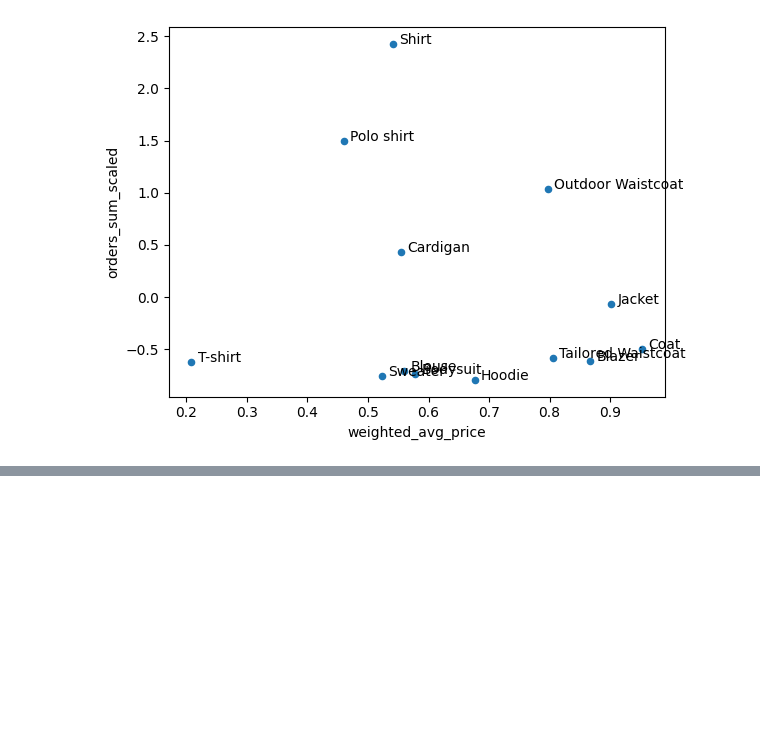
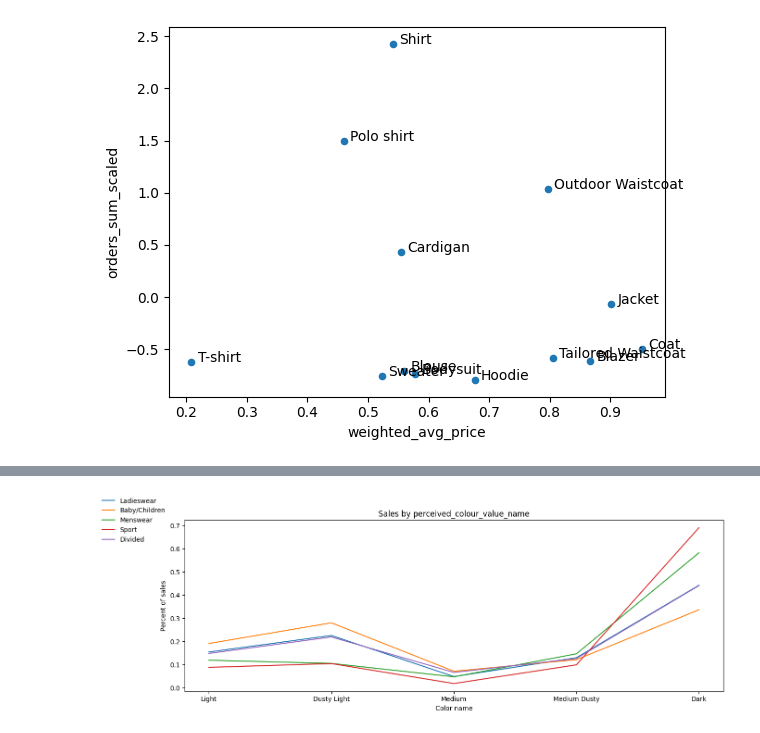
Before and after one commit to fredmulligan/h_and_m, a Jupyter notebook: products_analysis.ipynb, the cells around one changed output, grey strips where cells are left out. Cells and saved outputs as stored; diff of their text form; code cells hidden in the pictures; blank space fills up the shorter version.

```diff
--- a/products_analysis.ipynb
+++ b/products_analysis.ipynb
@@ -162,0 +195,8 @@ upper_body_products_men=get_weighted_average_price_products(product_group, produ
+# %%
+constrained_on='index_group_name'
+grouping_column='perceived_colour_value_name'
+exclusions=['Bright','Undefined','Unknown']
+ordered_list = ["Light", "Dusty Light", "Medium", "Medium Dusty", "Dark"]
+sales_by_tint=plot_sales_breakdown(products, constrained_on,grouping_column,exclusions,ordered_list)
+# %% [output]
+[figure, added]
```
Also changed, not shown: parts of 7 cells of this notebook, 1 other file.
